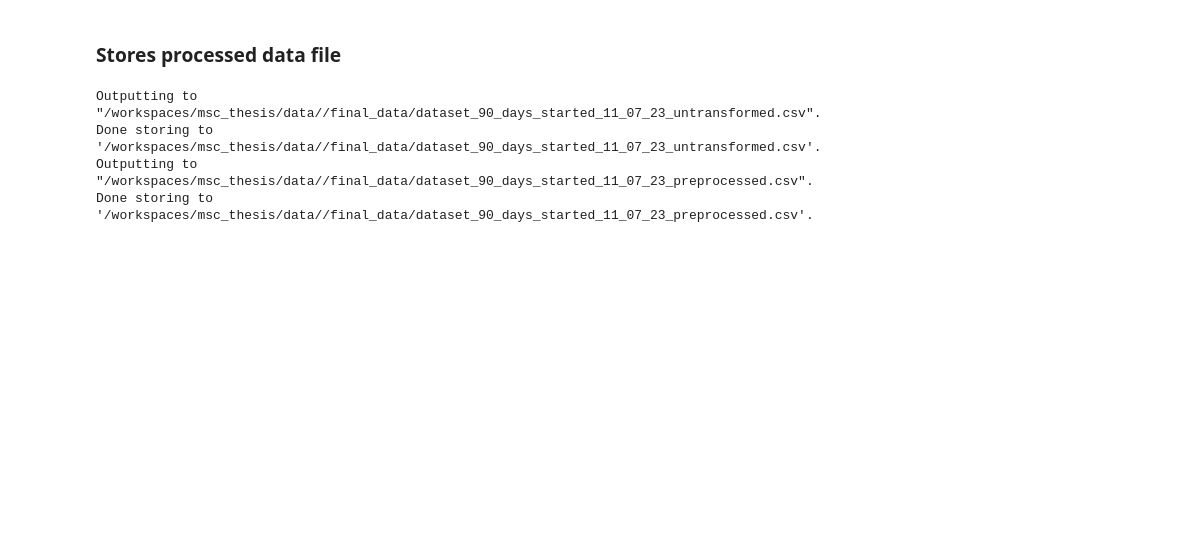
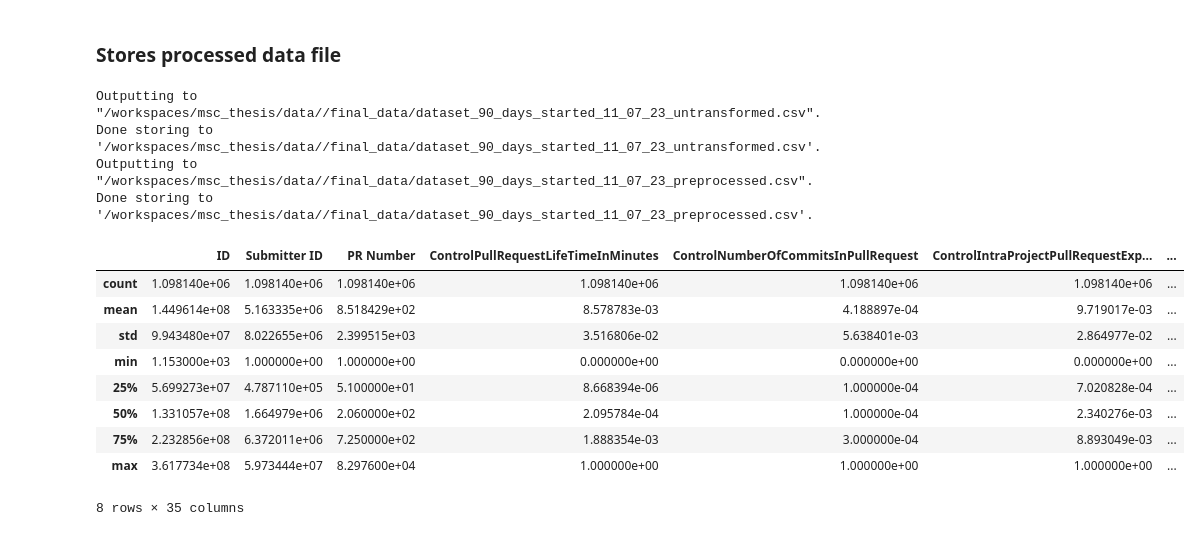
Before and after one commit to wmeijer221/msc_thesis, a Jupyter notebook: python_proj/modelling/notebooks/side_experiment/preprocessing.ipynb, the cells around one changed output. Drawn from its saved outputs; the diff is of its cells as text; code cells hidden in the pictures; blank space fills up the shorter version.

```diff
--- a/python_proj/modelling/notebooks/side_experiment/preprocessing.ipynb
+++ b/python_proj/modelling/notebooks/side_experiment/preprocessing.ipynb
@@ -1096,3 +1097,16 @@ Outputting to "/workspaces/msc_thesis/data//final_data/dataset_90_days_started_1
 Done storing to '/workspaces/msc_thesis/data//final_data/dataset_90_days_started_11_07_23_untransformed.csv'.
 Outputting to "/workspaces/msc_thesis/data//final_data/dataset_90_days_started_11_07_23_preprocessed.csv".
 Done storing to '/workspaces/msc_thesis/data//final_data/dataset_90_days_started_11_07_23_preprocessed.csv'.
+# %%
+df.describe()
+# %% [output]
+|  | ID | Submitter ID | PR Number | ControlPullRequestLifeTimeInMinutes | ControlNumberOfCommitsInPullRequest | ControlIntraProjectPullRequestExp... | ... |
+| count | 1.098140e+06 | 1.098140e+06 | 1.098140e+06 | 1.098140e+06 | 1.098140e+06 | 1.098140e+06 | ... |
+| mean | 1.449614e+08 | 5.163335e+06 | 8.518429e+02 | 8.578783e-03 | 4.188897e-04 | 9.719017e-03 | ... |
+| std | 9.943480e+07 | 8.022655e+06 | 2.399515e+03 | 3.516806e-02 | 5.638401e-03 | 2.864977e-02 | ... |
+| min | 1.153000e+03 | 1.000000e+00 | 1.000000e+00 | 0.000000e+00 | 0.000000e+00 | 0.000000e+00 | ... |
+| 25% | 5.699273e+07 | 4.787110e+05 | 5.100000e+01 | 8.668394e-06 | 1.000000e-04 | 7.020828e-04 | ... |
+| 50% | 1.331057e+08 | 1.664979e+06 | 2.060000e+02 | 2.095784e-04 | 1.000000e-04 | 2.340276e-03 | ... |
+| 75% | 2.232856e+08 | 6.372011e+06 | 7.250000e+02 | 1.888354e-03 | 3.000000e-04 | 8.893049e-03 | ... |
+| max | 3.617734e+08 | 5.973444e+07 | 8.297600e+04 | 1.000000e+00 | 1.000000e+00 | 1.000000e+00 | ... |
+8 rows × 35 columns
```
Also changed, not shown: parts of 13 cells of this notebook, 2 other files.
